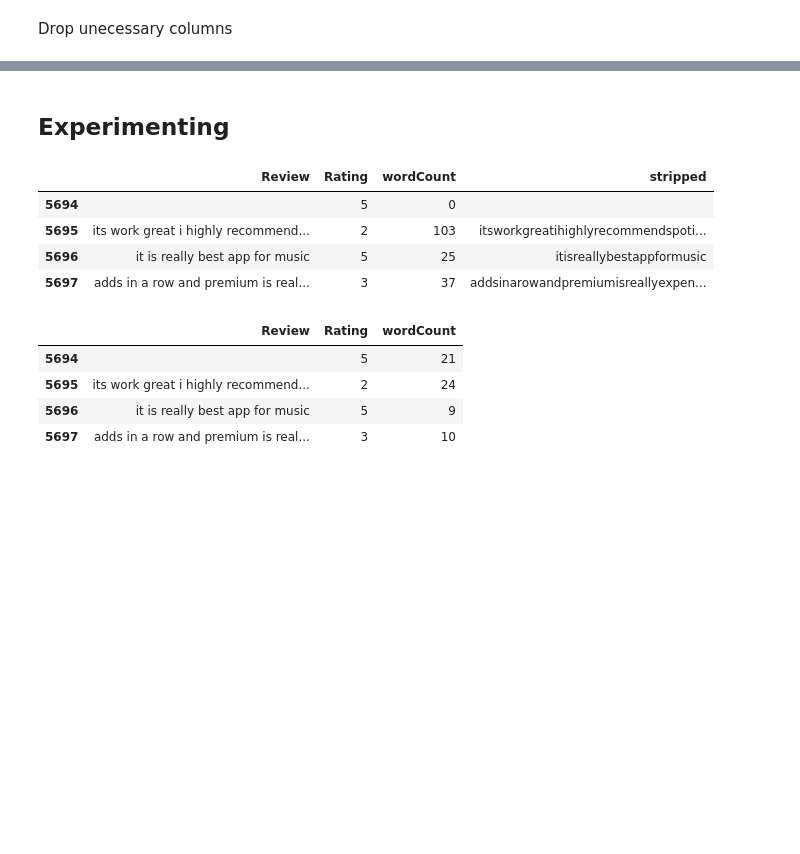
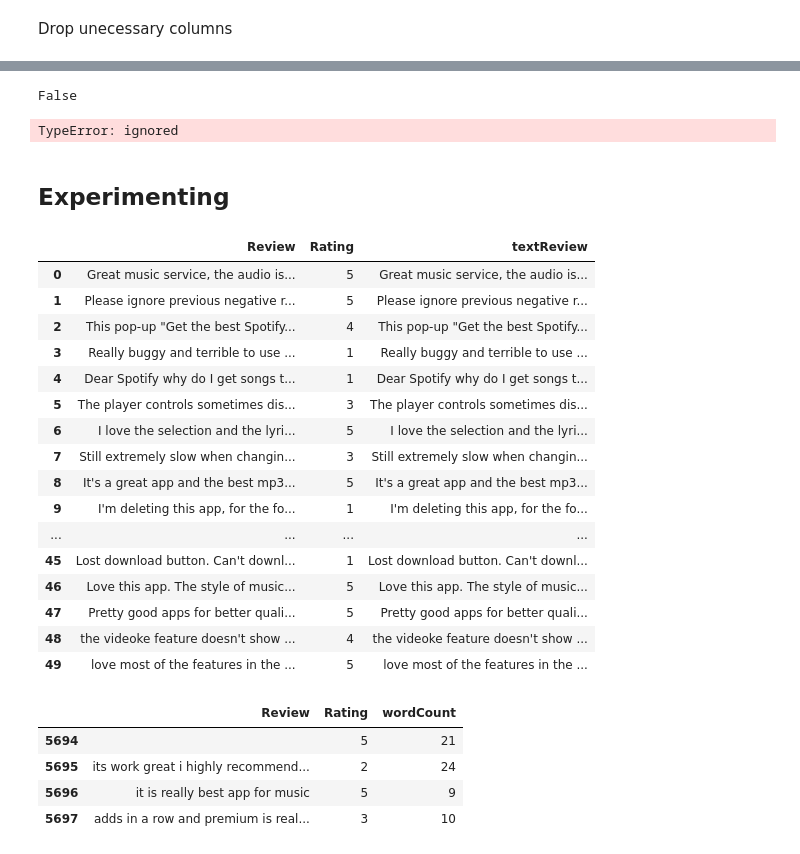
Before and after one commit to huimarco/spotify-rating-prediction, a Jupyter notebook: spotify_rating_prediction.ipynb, the cells around one changed output, grey strips where cells are left out. Drawn from its saved outputs; the diff is of its cells as text; code cells hidden in the pictures; blank space fills up the shorter version.

```diff
--- a/spotify_rating_prediction.ipynb
+++ b/spotify_rating_prediction.ipynb
@@ -166,0 +177,2 @@ data['textReview'] = data['textReview'].apply(lambda x : TextBlob(x))
+# %%
+data['wordCount'] = data['textReview'].apply(lambda x : len(TextBlob(x).words))
@@ -166,0 +181,2 @@ data['textReview'] = data['textReview'].apply(lambda x : TextBlob(x))
+# %%
+data['polarity'] = data['textReview'].apply(lambda x : TextBlob(x).sentiment.polarity)
@@ -166,0 +185,2 @@ data['textReview'] = data['textReview'].apply(lambda x : TextBlob(x))
+# %%
+data['subjectivity'] = data['textReview'].apply(lambda x : x.sentiment.subjectivity)
@@ -167,15 +198,41 @@ data['textReview'] = data['textReview'].apply(lambda x : TextBlob(x))
+# %%
+def mentionAds(x):
+  keywords = [' ad ',' ads ',' advertisement ','commerical', '',
+              ' add ',' adds ']
+# %% [output]
+False
+# %%
+string = "this word is incorect had led"
+keywords = ['ad','ads','milk']
+
+if any(keywords) in string:
+    print("Found")
+else:
+    print("Not Found")
+# %% [output]
+TypeError: ignored
 # %% [markdown]
 ## Experimenting
-# %%
-data['wordCount'] = data['stripped'].str.len()
-# %%
-data[5694:5698]
-# %% [output]
-|  | Review | Rating | wordCount | stripped |
-| 5694 |  | 5 | 0 |  |
-| 5695 | its work great i highly recommend... | 2 | 103 | itsworkgreatihighlyrecommendspoti... |
-| 5696 | it is really best app for music | 5 | 25 | itisreallybestappformusic |
-| 5697 | adds in a row and premium is real... | 3 | 37 | addsinarowandpremiumisreallyexpen... |
+# %%
+data.head(50)
+# %% [output]
+|  | Review | Rating | textReview |
+| 0 | Great music service, the audio is... | 5 | Great music service, the audio is... |
+| 1 | Please ignore previous negative r... | 5 | Please ignore previous negative r... |
+| 2 | This pop-up "Get the best Spotify... | 4 | This pop-up "Get the best Spotify... |
+| 3 | Really buggy and terrible to use ... | 1 | Really buggy and terrible to use ... |
+| 4 | Dear Spotify why do I get songs t... | 1 | Dear Spotify why do I get songs t... |
+| 5 | The player controls sometimes dis... | 3 | The player controls sometimes dis... |
+| 6 | I love the selection and the lyri... | 5 | I love the selection and the lyri... |
+| 7 | Still extremely slow when changin... | 3 | Still extremely slow when changin... |
+| 8 | It's a great app and the best mp3... | 5 | It's a great app and the best mp3... |
+| 9 | I'm deleting this app, for the fo... | 1 | I'm deleting this app, for the fo... |
+| ... | ... | ... | ... |
+| 45 | Lost download button. Can't downl... | 1 | Lost download button. Can't downl... |
+| 46 | Love this app. The style of music... | 5 | Love this app. The style of music... |
+| 47 | Pretty good apps for better quali... | 5 | Pretty good apps for better quali... |
+| 48 | the videoke feature doesn't show ... | 4 | the videoke feature doesn't show ... |
+| 49 | love most of the features in the ... | 5 | love most of the features in the ... |
 # %%
 data['wordCount'] = data['stripped'].str.count(' ') + 1
 # %%
```
Also changed, not shown: parts of 27 cells of this notebook.
